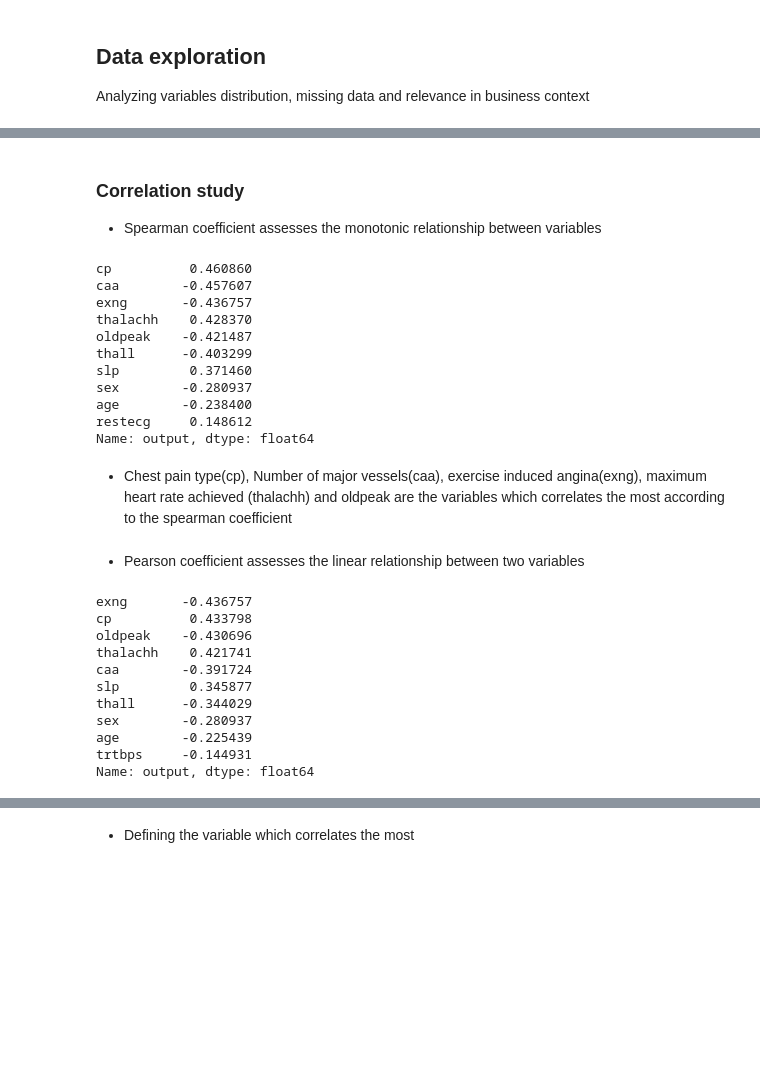
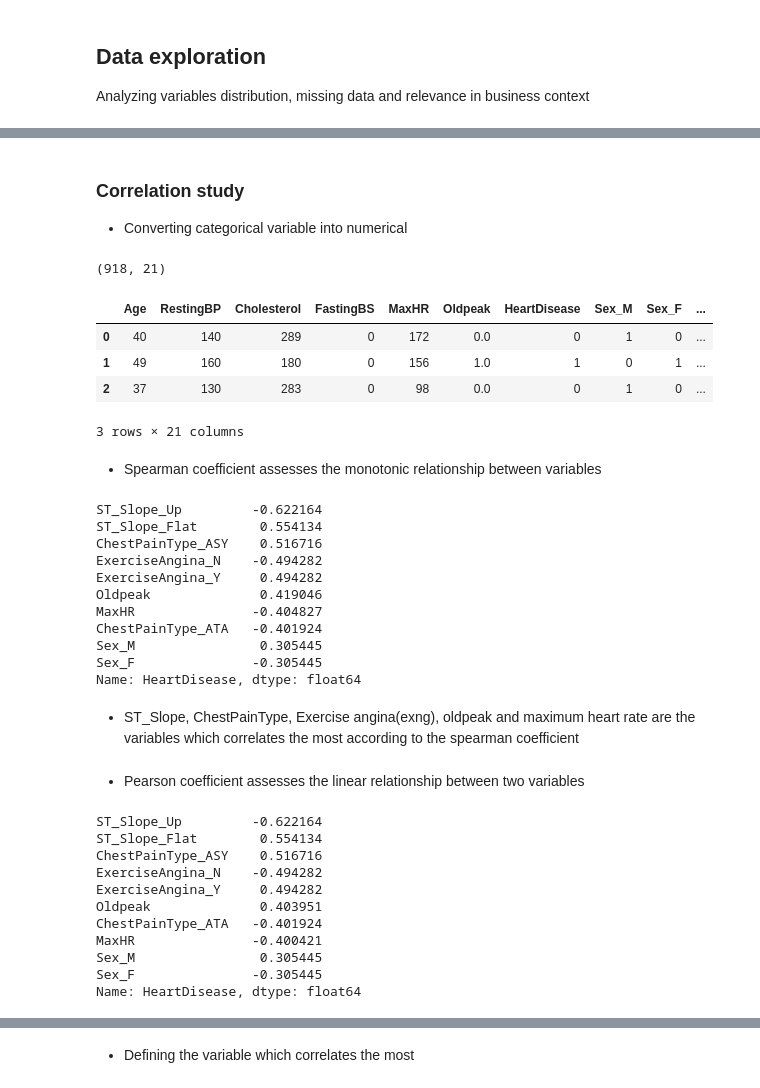
Before and after one commit to AngeloGaeta1990/Heart_attack_risk, a Jupyter notebook: jupyer_notebooks/Data_exploration.ipynb, the cells around one changed output, grey strips where cells are left out. Drawn from its saved outputs; the diff is of its cells as text; code cells hidden in the pictures; blank space fills up the shorter version.

```diff
--- a/jupyer_notebooks/Data_exploration.ipynb
+++ b/jupyer_notebooks/Data_exploration.ipynb
@@ -95,42 +85,59 @@ pandas_report = ProfileReport(df=df, minimal=True)
 pandas_report.to_notebook_iframe()
 # %% [output]
 [interactive output not drawn]
+# %% [markdown]
+### Correlation study
+
+- Converting categorical variable into numerical
+# %%
+from feature_engine.encoding import OneHotEncoder
+encoder = OneHotEncoder(variables=df.columns[df.dtypes=='object'].to_list(), drop_last=False)
+df_ohe = encoder.fit_transform(df)
+print(df_ohe.shape)
+df_ohe.head(3)
+# %% [output]
+(918, 21)
+|  | Age | RestingBP | Cholesterol | FastingBS | MaxHR | Oldpeak | HeartDisease | Sex_M | Sex_F | ... |
+| 0 | 40 | 140 | 289 | 0 | 172 | 0.0 | 0 | 1 | 0 | ... |
+| 1 | 49 | 160 | 180 | 0 | 156 | 1.0 | 1 | 0 | 1 | ... |
+| 2 | 37 | 130 | 283 | 0 | 98 | 0.0 | 0 | 1 | 0 | ... |
+3 rows × 21 columns
 # %% [markdown]
-### Correlation study
+
 
 - Spearman coefficient assesses the monotonic relationship between variables
 # %%
-corr_spearman = df.corr(method='spearman')['output'].sort_values(key=abs, ascending=False)[1:].head(10)
+corr_spearman = df_ohe.corr(method='spearman')['HeartDisease'].sort_values(key=abs, ascending=False)[1:].head(10)
 corr_spearman
 # %% [output]
-cp          0.460860
-caa        -0.457607
-exng       -0.436757
-thalachh    0.428370
-oldpeak    -0.421487
-thall      -0.403299
-slp         0.371460
-sex        -0.280937
-age        -0.238400
-restecg     0.148612
-Name: output, dtype: float64
+ST_Slope_Up         -0.622164
+ST_Slope_Flat        0.554134
+ChestPainType_ASY    0.516716
+ExerciseAngina_N    -0.494282
+ExerciseAngina_Y     0.494282
+Oldpeak              0.419046
+MaxHR               -0.404827
+ChestPainType_ATA   -0.401924
+Sex_M                0.305445
+Sex_F               -0.305445
+Name: HeartDisease, dtype: float64
 # %% [markdown]
-- Chest pain type(cp), Number of major vessels(caa), exercise induced angina(exng), maximum heart rate achieved (thalachh) and oldpeak are the variables which correlates the most according to the spearman coefficient
+- ST_Slope, ChestPainType, Exercise angina(exng), oldpeak and maximum heart rate are the variables which correlates the most according to the spearman coefficient
 # %% [markdown]
 - Pearson coefficient assesses the linear relationship between two variables
 # %%
-corr_pearson = df.corr(method='pearson')['output'].sort_values(key=abs, ascending=False)[1:].head(10)
+corr_pearson = df_ohe.corr(method='pearson')['HeartDisease'].sort_values(key=abs, ascending=False)[1:].head(10)
 corr_pearson
 # %% [output]
-exng       -0.436757
-cp          0.433798
-oldpeak    -0.430696
-thalachh    0.421741
-caa        -0.391724
-slp         0.345877
-thall      -0.344029
-sex        -0.280937
-age        -0.225439
-trtbps     -0.144931
-Name: output, dtype: float64
+ST_Slope_Up         -0.622164
+ST_Slope_Flat        0.554134
+ChestPainType_ASY    0.516716
+ExerciseAngina_N    -0.494282
+ExerciseAngina_Y     0.494282
+Oldpeak              0.403951
+ChestPainType_ATA   -0.401924
+MaxHR               -0.400421
+Sex_M                0.305445
+Sex_F               -0.305445
+Name: HeartDisease, dtype: float64
 # %% [markdown]
```
Also changed, not shown: parts of 8 cells of this notebook, 4 other files.
